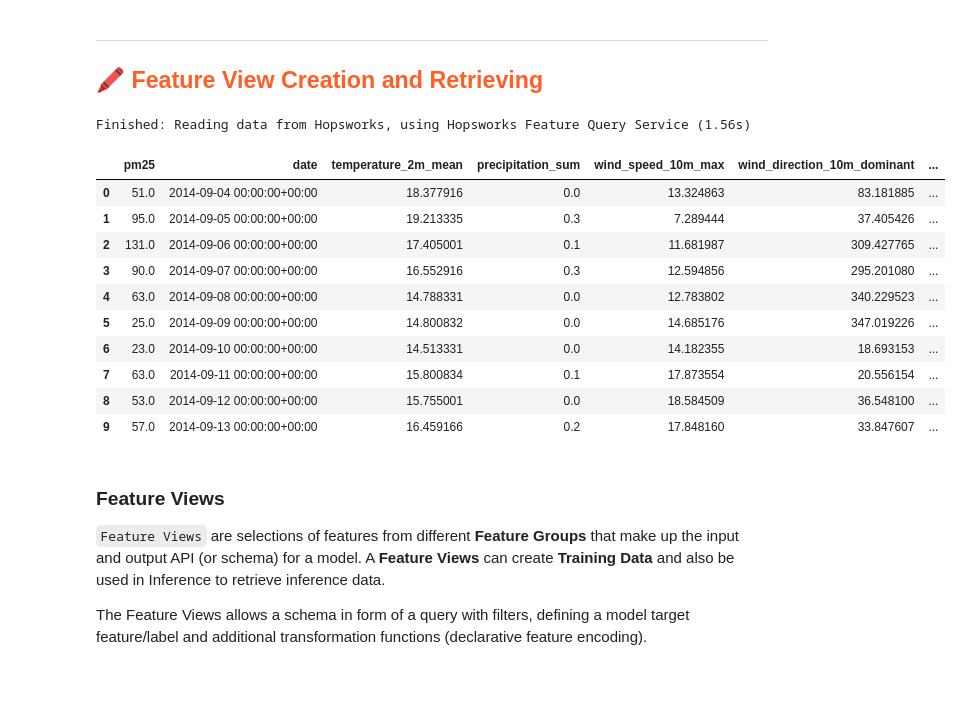
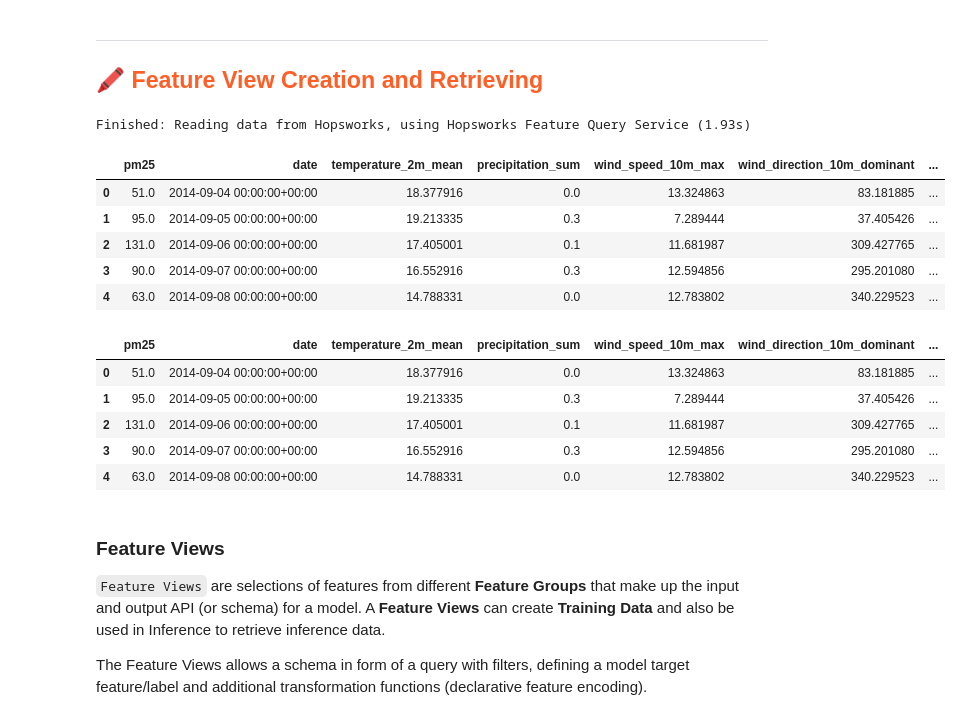
Before and after one commit to RubenvanGemeren/ID2223-Scalable-Machine-Learning, a Jupyter notebook: air_quality_prediction_service/ch03/3_air_quality_training_pipeline.ipynb, the cells around one changed output. Drawn from its saved outputs; the diff is of its cells as text; code cells hidden in the pictures; blank space fills up the shorter version.

```diff
--- a/air_quality_prediction_service/ch03/3_air_quality_training_pipeline.ipynb
+++ b/air_quality_prediction_service/ch03/3_air_quality_training_pipeline.ipynb
@@ -53,21 +54,33 @@ weather_fg = fs.get_feature_group(
 ## <span style="color:#ff5f27;"> 🖍 Feature View Creation and Retrieving </span>
 # %%
 # Select features for training data.
-selected_features = air_quality_fg.select(['pm25']).join(weather_fg.select_all(), on=['city'])
-selected_features.show(10)
+selected_features = air_quality_fg.select(['pm25']).join(weather_fg.select_all(), on=['city']).read()
+selected_features.head()
 # %% [output]
-Finished: Reading data from Hopsworks, using Hopsworks Feature Query Service (1.56s)
+Finished: Reading data from Hopsworks, using Hopsworks Feature Query Service (1.93s)
 |  | pm25 | date | temperature_2m_mean | precipitation_sum | wind_speed_10m_max | wind_direction_10m_dominant | ... |
 | 0 | 51.0 | 2014-09-04 00:00:00+00:00 | 18.377916 | 0.0 | 13.324863 | 83.181885 | ... |
 | 1 | 95.0 | 2014-09-05 00:00:00+00:00 | 19.213335 | 0.3 | 7.289444 | 37.405426 | ... |
 | 2 | 131.0 | 2014-09-06 00:00:00+00:00 | 17.405001 | 0.1 | 11.681987 | 309.427765 | ... |
 | 3 | 90.0 | 2014-09-07 00:00:00+00:00 | 16.552916 | 0.3 | 12.594856 | 295.201080 | ... |
 | 4 | 63.0 | 2014-09-08 00:00:00+00:00 | 14.788331 | 0.0 | 12.783802 | 340.229523 | ... |
-| 5 | 25.0 | 2014-09-09 00:00:00+00:00 | 14.800832 | 0.0 | 14.685176 | 347.019226 | ... |
-| 6 | 23.0 | 2014-09-10 00:00:00+00:00 | 14.513331 | 0.0 | 14.182355 | 18.693153 | ... |
-| 7 | 63.0 | 2014-09-11 00:00:00+00:00 | 15.800834 | 0.1 | 17.873554 | 20.556154 | ... |
-| 8 | 53.0 | 2014-09-12 00:00:00+00:00 | 15.755001 | 0.0 | 18.584509 | 36.548100 | ... |
-| 9 | 57.0 | 2014-09-13 00:00:00+00:00 | 16.459166 | 0.2 | 17.848160 | 33.847607 | ... |
+# %%
+selected_features['pm25_1_day_before'] = selected_features['pm25'].shift(1)
+selected_features['pm25_2_day_before'] = selected_features['pm25'].shift(2)
+selected_features['pm25_3_day_before'] = selected_features['pm25'].shift(3)
+
+selected_features['lagged_air_quality'] = selected_features[['pm25_1_day_before', 'pm25_2_day_before', 'pm25_3_day_before']].values.tolist()
+selected_features['lagged_air_quality'] = selected_features['lagged_air_quality'].apply(lambda x: [i for i in x if not pd.isnull(i)])
+selected_features = selected_features.drop(columns=['pm25_1_day_before', 'pm25_2_day_before', 'pm25_3_day_before'])
+
+selected_features.head()
+# %% [output]
+|  | pm25 | date | temperature_2m_mean | precipitation_sum | wind_speed_10m_max | wind_direction_10m_dominant | ... |
+| 0 | 51.0 | 2014-09-04 00:00:00+00:00 | 18.377916 | 0.0 | 13.324863 | 83.181885 | ... |
+| 1 | 95.0 | 2014-09-05 00:00:00+00:00 | 19.213335 | 0.3 | 7.289444 | 37.405426 | ... |
+| 2 | 131.0 | 2014-09-06 00:00:00+00:00 | 17.405001 | 0.1 | 11.681987 | 309.427765 | ... |
+| 3 | 90.0 | 2014-09-07 00:00:00+00:00 | 16.552916 | 0.3 | 12.594856 | 295.201080 | ... |
+| 4 | 63.0 | 2014-09-08 00:00:00+00:00 | 14.788331 | 0.0 | 12.783802 | 340.229523 | ... |
 # %% [markdown]
 ### Feature Views
 
```
Also changed, not shown: parts of 6 cells of this notebook, 10 other files.
